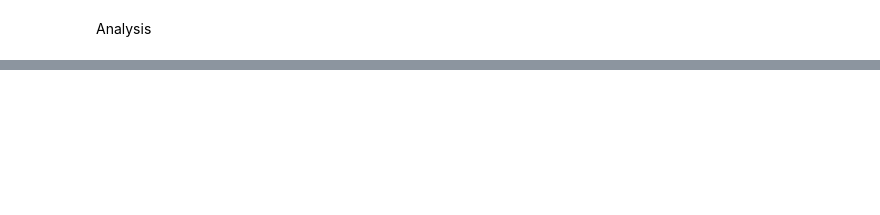
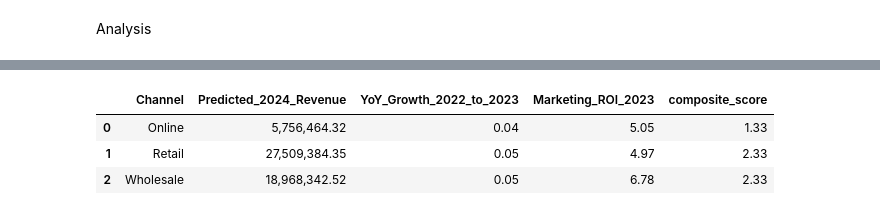
Before and after one commit to nking-at-eada/chocolate-sales-prediction, a Jupyter notebook: notebooks/experiments.ipynb, the cells around one changed output, grey strips where cells are left out. Drawn from its saved outputs; the diff is of its cells as text; code cells hidden in the pictures; blank space fills up the shorter version.

```diff
--- a/notebooks/experiments.ipynb
+++ b/notebooks/experiments.ipynb
@@ -46,0 +130,5 @@ plt.show()
+# %%
+best_name = result["best"]["name"]
+best_pipeline = result["best"]["pipeline"]
+print(f"Selected model: {best_name}")
+print(result["best"]["metrics"])
@@ -46,0 +145,13 @@ plt.show()
+# %%
+scored_flat = forecast.predict_2024(best_pipeline, clean_df, scenario="flat")
+scored_trend = forecast.predict_2024(best_pipeline, clean_df, scenario="trend")
+
+total_2023 = clean_df.loc[clean_df["Year"] == 2023, "Amount"].sum()
+total_2024_flat = scored_flat["Predicted_Amount"].sum()
+total_2024_trend = scored_trend["Predicted_Amount"].sum()
+
+print(f"2023 actual revenue:              ${total_2023:,.0f}")
+print(f"2024 predicted revenue (flat):     ${total_2024_flat:,.0f}  "
+      f"({(total_2024_flat/total_2023 - 1)*100:+.1f}%)")
+print(f"2024 predicted revenue (trend):    ${total_2024_trend:,.0f}  "
+      f"({(total_2024_trend/total_2023 - 1)*100:+.1f}%)")
@@ -46,0 +174,10 @@ plt.show()
+# %%
+channel_summary_flat = forecast.summarize_forecast(scored_flat, "Channel")
+
+ranked_products = analyze.rank_performers(clean_df, product_summary_flat, "Product")
+ranked_channels = analyze.rank_performers(clean_df, channel_summary_flat, "Channel")
+
+ranked_products[[
+    "Product", "Predicted_2024_Revenue", "YoY_Growth_2022_to_2023",
+    "Marketing_ROI_2023", "composite_score"
+]]
@@ -46,0 +198,10 @@ plt.show()
+# %%
+ranked_channels[[
+    "Channel", "Predicted_2024_Revenue", "YoY_Growth_2022_to_2023",
+    "Marketing_ROI_2023", "composite_score"
+]]
+# %% [output]
+|  | Channel | Predicted_2024_Revenue | YoY_Growth_2022_to_2023 | Marketing_ROI_2023 | composite_score |
+| 0 | Online | 5,756,464.32 | 0.04 | 5.05 | 1.33 |
+| 1 | Retail | 27,509,384.35 | 0.05 | 4.97 | 2.33 |
+| 2 | Wholesale | 18,968,342.52 | 0.05 | 6.78 | 2.33 |
```
Also changed, not shown: parts of 19 cells of this notebook, 4 other files.
